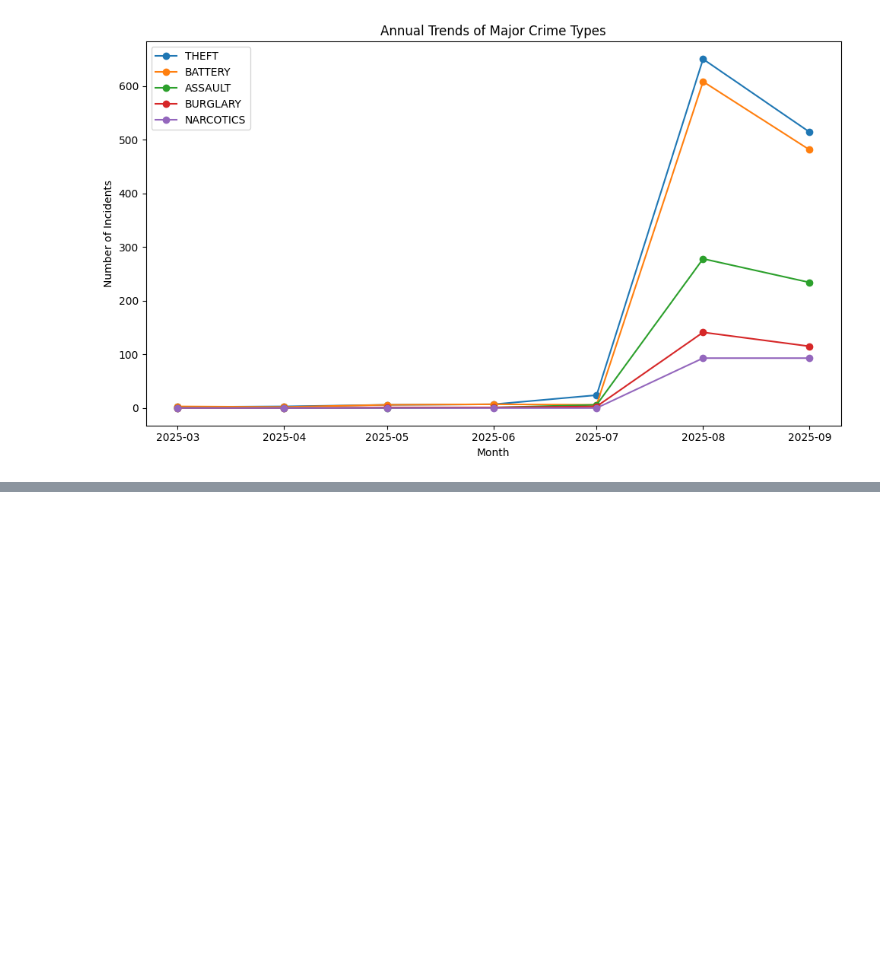
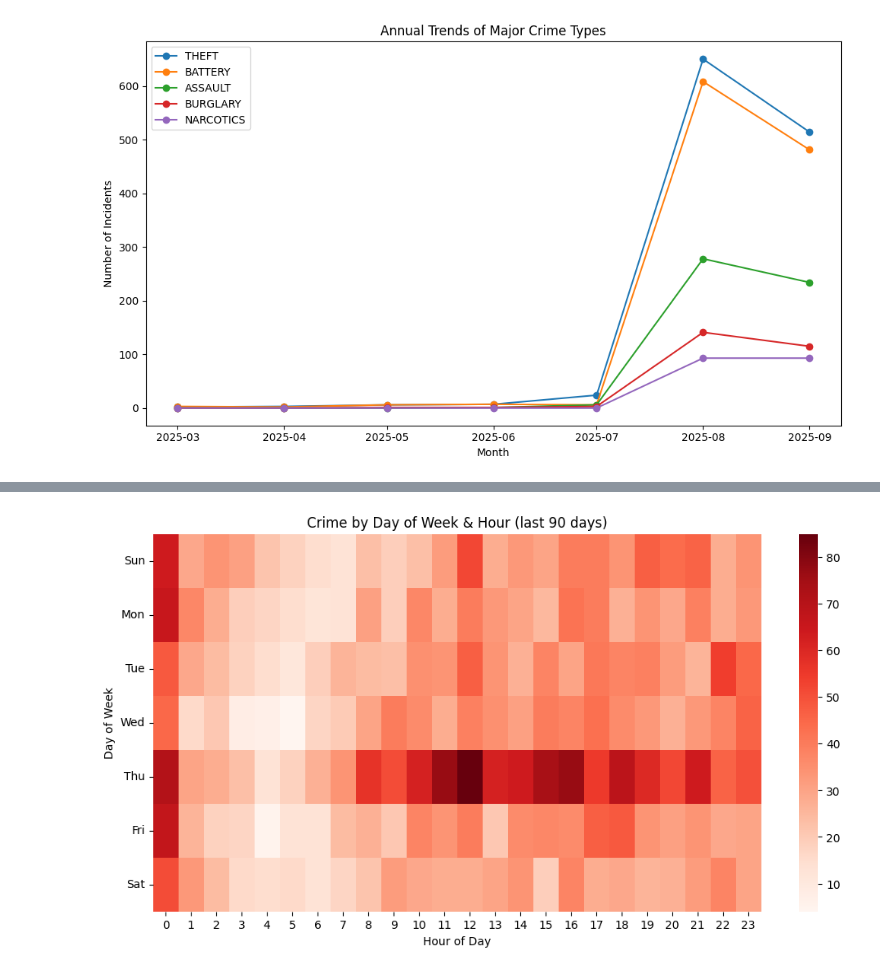
Before and after one commit to Jonah-Schwartz521/Chicago_Crime_Pipeline, a Jupyter notebook: notebooks/eda/eda.ipynb, the cells around one changed output, grey strips where cells are left out. Saved outputs shown, nothing was run; the diff lists cells and outputs as text; code cells hidden in the pictures; blank space fills up the shorter version.

```diff
--- a/notebooks/eda/eda.ipynb
+++ b/notebooks/eda/eda.ipynb
@@ -247,0 +318,26 @@ plt.show()
+# %%
+import seaborn as sns
+import numpy as np
+
+df_heatmap = q("""
+SELECT
+    EXTRACT(DOW FROM date)::int AS dow,
+    EXTRACT(HOUR FROM date)::int AS hour,
+    COUNT(*) AS n
+FROM public_stg.stg_chicago_crimes
+WHERE date >= NOW() - INTERVAL '90 days'
+GROUP BY 1, 2
+ORDER BY dow, hour;
+""")
+
+pivot = df_heatmap.pivot(index="dow", columns="hour", values="n").fillna(0)
+
+plt.figure(figsize=(12,6))
+sns.heatmap(pivot, cmap="Reds")
+plt.title("Crime by Day of Week & Hour (last 90 days)")
+plt.xlabel("Hour of Day")
+plt.ylabel("Day of Week")
+plt.yticks(ticks=np.arange(7)+0.5, labels=["Sun","Mon","Tue","Wed","Thu","Fri","Sat"], rotation=0)
+plt.show()
+# %% [output]
+[figure, added]
```
Also changed, not shown: parts of 5 cells of this notebook.
